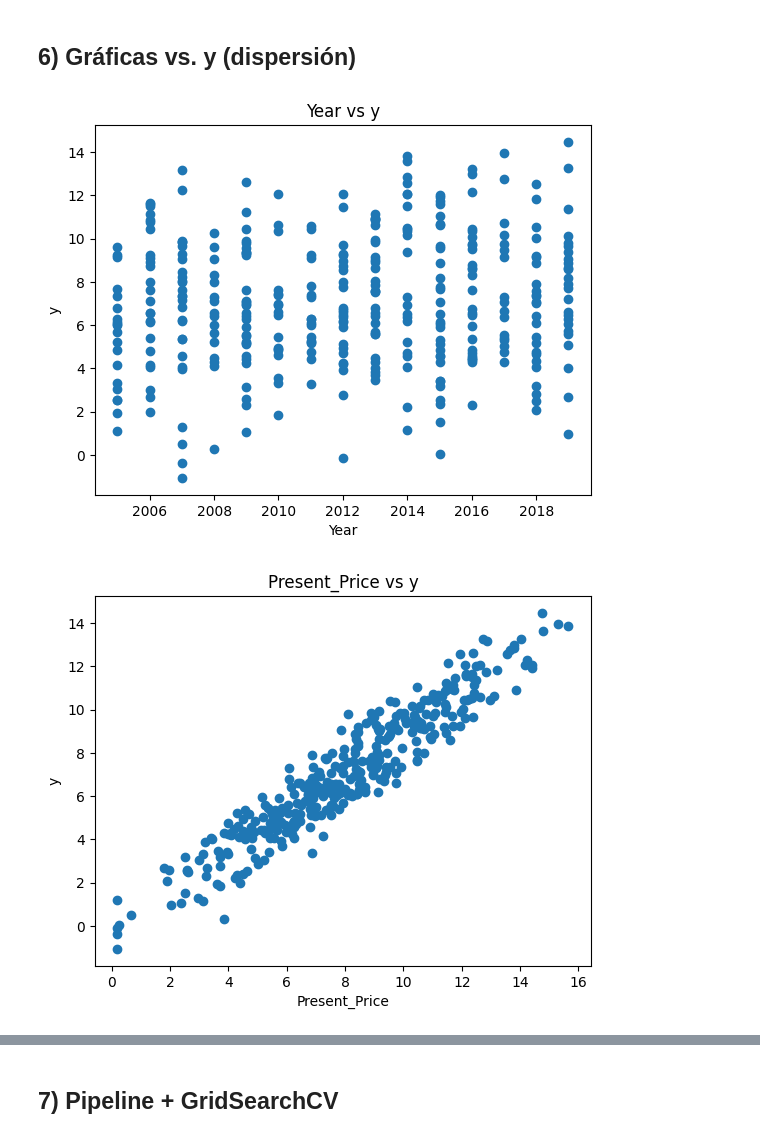
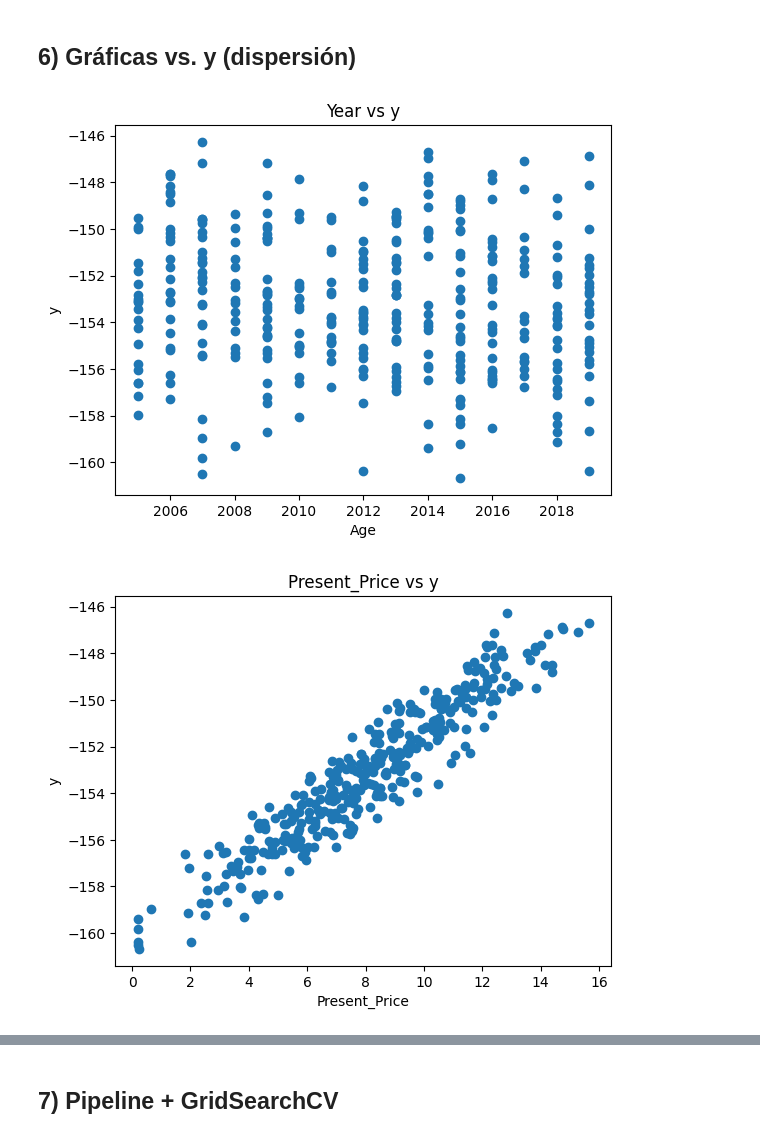
Before and after one commit to 2025-2-predictiva/LAB-05-prediccion-de-precios-usando-linreg-fhurtadoa, a Jupyter notebook: homework/Notebook_homework.ipynb, the cells around one changed output, grey strips where cells are left out. Drawn from its saved outputs; the diff is of its cells as text; code cells hidden in the pictures.

```diff
--- a/homework/Notebook_homework.ipynb
+++ b/homework/Notebook_homework.ipynb
@@ -52,7 +52,7 @@ rng = np.random.default_rng(0)
 n = 360
 df = pd.DataFrame({
     'Fuel_type': rng.choice(['Petrol','Diesel','CNG'], size=n),
-    'Year': rng.integers(2005, 2020, size=n),
+    'Age': rng.integers(2005, 2020, size=n),
     'Present_Price': rng.normal(8.0, 3.2, size=n).clip(0.2, None),
     'Driven_Kms': rng.normal(50_000, 20_000, size=n).clip(5_000, None),
     'Owner': rng.integers(0, 3, size=n),
@@ -60,7 +60,7 @@ df = pd.DataFrame({
 y = (
     df['Present_Price'].to_numpy()*0.9
     - (df['Driven_Kms'].to_numpy()/100_000)*1.5
-    + (df['Year'].to_numpy()-2005)*0.08
+    + (16 - df['Age'].to_numpy())*0.08
     - df['Owner'].to_numpy()*0.25
     + df['Fuel_type'].map({'Petrol':0.2,'Diesel':0.5,'CNG':-0.1}).to_numpy()
     + rng.normal(0,0.8,size=n)
@@ -73,6 +73,11 @@ df.head()
 | 2 | Diesel | 2019 | 12.719432 | 43010.730578 | 2 |
 | 3 | Petrol | 2008 | 7.840782 | 9374.619739 | 0 |
 | 4 | Petrol | 2013 | 6.824312 | 60819.399269 | 1 |
+# %%
+# === Paso 1: Crear 'Age' desde 'Year' y eliminar 'Year'/'Car_Name' (cambio mínimo) ===
+if 'Year' in df.columns:
+    df['Age'] = (2021 - df['Year']).clip(lower=0).astype('int16')
+    df.drop(columns=['Year','Car_Name'], errors='ignore', inplace=True)
 # %% [markdown]
 ## 4) Histogramas de variables numéricas
 # %%
@@ -127,13 +132,13 @@ plt.show()
 ## 6) Gráficas vs. y (dispersión)
 # %%
 plt.figure()
-plt.scatter(df['Year'], y)
+plt.scatter(df['Age'], y)
 plt.title('Year vs y')
-plt.xlabel('Year')
+plt.xlabel('Age')
 plt.ylabel('y')
 plt.show()
 # %% [output]
-[figure, old version]
+[figure, new version]
 # %%
 plt.figure()
 plt.scatter(df['Present_Price'], y)
@@ -142,7 +147,7 @@ plt.xlabel('Present_Price')
 plt.ylabel('y')
 plt.show()
 # %% [output]
-[figure, old version]
+[figure, new version]
 # %%
 plt.figure()
 plt.scatter(df['Driven_Kms'], y)
```
Also changed, not shown: parts of 17 cells of this notebook, 5 other files.
